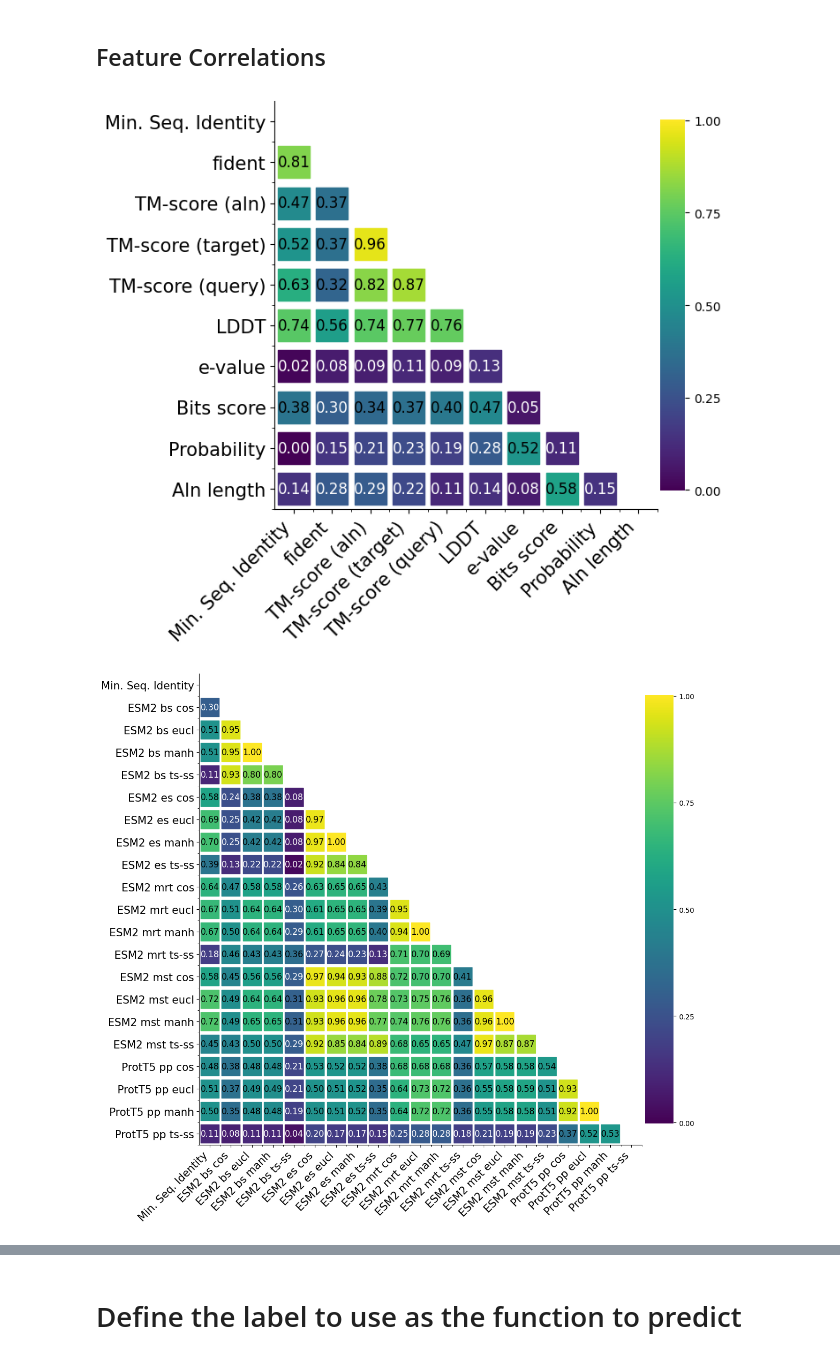
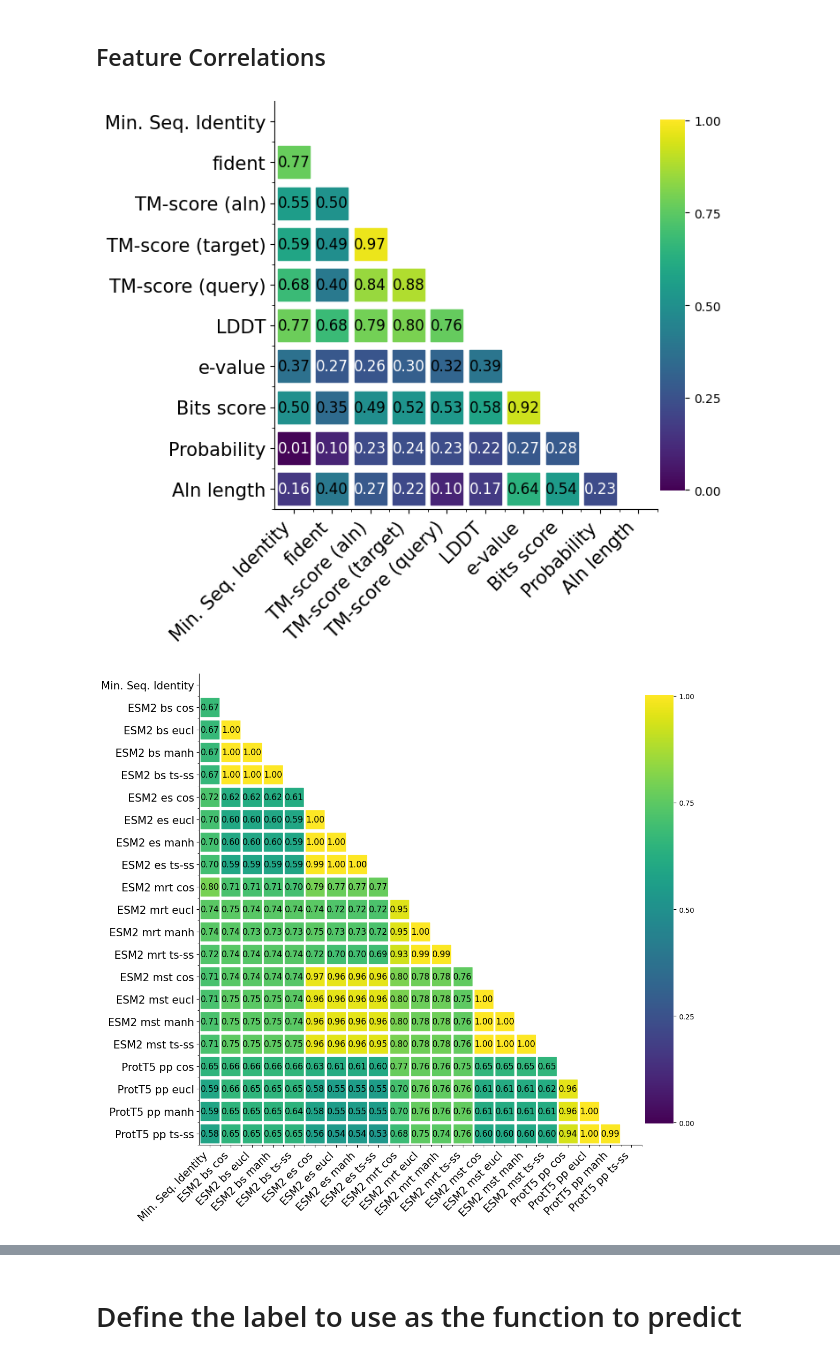
Before and after one commit to cancergenetics/paralog_seq_similarity, a Jupyter notebook: 1b_yeast_prepare_datasets.ipynb, the cells around one changed output, grey strips where cells are left out. Cells and saved outputs as stored; diff of their text form; code cells hidden in the pictures.

```diff
--- a/1b_yeast_prepare_datasets.ipynb
+++ b/1b_yeast_prepare_datasets.ipynb
@@ -19,6 +19,7 @@ fn_seq_features_pairs = Path('/Users/olivierdennler/Documents/data/SLI_2023/yeas
 fn_esm2_pairs = Path('/Users/olivierdennler/Documents/data/SLI_2023/yeast_559292/ensembl_paralogs/embeddings/chumby/yeast_esm2_embeddings_pair_distances.csv').resolve()
 fn_ProtT5_pairs = Path('/Users/olivierdennler/Documents/data/SLI_2023/yeast_559292/ensembl_paralogs/embeddings/protT5_ensembl_yeast_embeddings_distances.csv').resolve()
 fn_interactome_pairs = Path('/Users/olivierdennler/Documents/data/SLI_2023/paralog_SL_prediction-master/local_data/processed/paralog_features/yeastSocialInteractome_ppi_features.csv').resolve()
+fn_simil_pairs = Path('/Users/olivierdennler/Documents/data/SLI_2023/github/paralog_seq_similarity/data/ens111_yeast_similPerc.csv').resolve()
 
 # Build dataframes from input files and merge them
 
@@ -53,6 +54,9 @@ print('ESM2 distances annotated pairs:', esm2_paralog_annotations.shape[0])
 protT5_paralog_annotations = pd.read_csv(fn_ProtT5_pairs, keep_default_na=False)
 print('ProtT5 (Uniprot) distances annotated pairs:', protT5_paralog_annotations.shape[0])
 
+# Similarity perc. distances annotations
+simil_paralog_annotations = pd.read_csv(fn_simil_pairs, keep_default_na=False)
+print('Similarity percentage (Glob. BLOSUM62) distances annotated pairs:', simil_paralog_annotations.shape[0])
 
 
 # Merging
@@ -74,6 +78,10 @@ paralog_pairs = pd.merge(paralog_pairs, protT5_paralog_annotations, how='left',
 paralog_pairs.drop(paralog_pairs.filter(regex='_y$').columns, axis=1, inplace=True)
 print('Num pairs (after merging with ProtT5):', paralog_pairs.shape[0])
 
+paralog_pairs = pd.merge(paralog_pairs, simil_paralog_annotations, how='left', on='sorted_gene_pair', suffixes=('', '_y'))
+paralog_pairs.drop(paralog_pairs.filter(regex='_y$').columns, axis=1, inplace=True)
+print('Num pairs (after merging with Similarity percentage):', paralog_pairs.shape[0])
+
 paralog_pairs
 # %% [output]
 Num pairs: 5673
@@ -167,6 +177,7 @@ features = ['rank_struct', 'selfSP_struct', 'taxid_struct',
             'esm2_mean_of_special_tokens_cosine','esm2_mean_of_special_tokens_euclidean','esm2_mean_of_special_tokens_manhattan',
             'esm2_mean_of_special_tokens_ts_ss',
             'ProtT5_per-protein_cosine', 'ProtT5_per-protein_euclidean', 'ProtT5_per-protein_manhattan', 'ProtT5_per-protein_ts_ss',
+            'min_simil_perc', 'max_simil_perc'
             ]
 
 print(f"Initial number of rows in paralog pair table: {paralog_pairs.shape[0]}")
@@ -384,7 +395,7 @@ f_spec = ['min_sequence_identity',
             ]
 
 # Calculate the correlation matrix
-corr_matrix = paralog_pairs[f_spec].corr().abs()
+corr_matrix = paralog_pairs[f_spec].corr(method='spearman').abs()
 
 # Prepare data for the heatmap
 corr = corr_matrix.reset_index().melt(id_vars='index')
@@ -403,7 +414,7 @@ heatmap(
     feature_labels=feature_labels
 )
 # %% [output]
-[figure, old version]
+[figure, new version]
 # %%
 # Protein Language Model Embeddings Metrics
 
@@ -412,35 +423,35 @@ f_spec = ['min_sequence_identity',
             'esm2_beginning_of_sequence_euclidean','esm2_beginning_of_sequence_manhattan', 'esm2_beginning_of_sequence_ts_ss',
             'esm2_end_of_sequence_cosine',
             'esm2_end_of_sequence_euclidean', 'esm2_end_of_sequence_manhattan','esm2_end_of_sequence_ts_ss',
             'esm2_mean_of_residue_tokens_cosine',
             'esm2_mean_of_residue_tokens_euclidean', 'esm2_mean_of_residue_tokens_manhattan','esm2_mean_of_residue_tokens_ts_ss',
             'esm2_mean_of_special_tokens_cosine',
             'esm2_mean_of_special_tokens_euclidean','esm2_mean_of_special_tokens_manhattan', 'esm2_mean_of_special_tokens_ts_ss',
             'ProtT5_per-protein_cosine',
             'ProtT5_per-protein_euclidean', 'ProtT5_per-protein_manhattan', 'ProtT5_per-protein_ts_ss',
                     ]
 
 # Calculate the correlation matrix
-corr_matrix = paralog_pairs[f_spec].corr().abs()
+corr_matrix = paralog_pairs[f_spec].corr(method='spearman').abs()
 
 # Prepare data for the heatmap
 corr = corr_matrix.reset_index().melt(id_vars='index')
 corr.columns = ['x', 'y', 'value']
 
 # Plot the heatmap
 heatmap(
     fig_size = 12,
     scale = 700,
     x=corr['x'],
     y=corr['y'],
     size=corr['value'].abs(),
     color=corr['value'],
     x_labels=f_spec,
     y_labels=f_spec,
     feature_labels=feature_labels
 )
 # %% [output]
-[figure, old version]
+[figure, new version]
 # %%
 # Similarity Search Metrics
 
```
Also changed, not shown: parts of 16 cells of this notebook, 4 other files.
